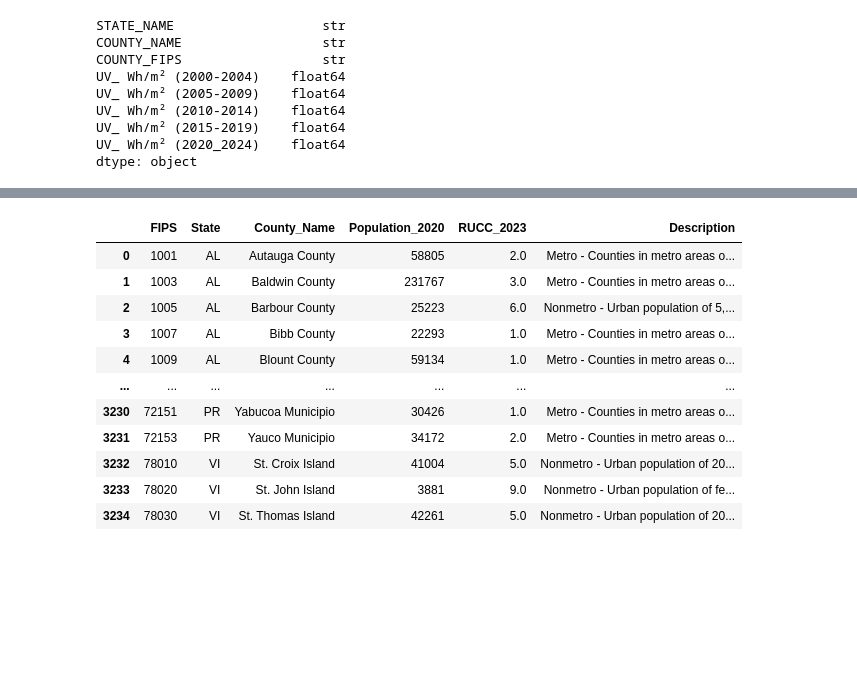
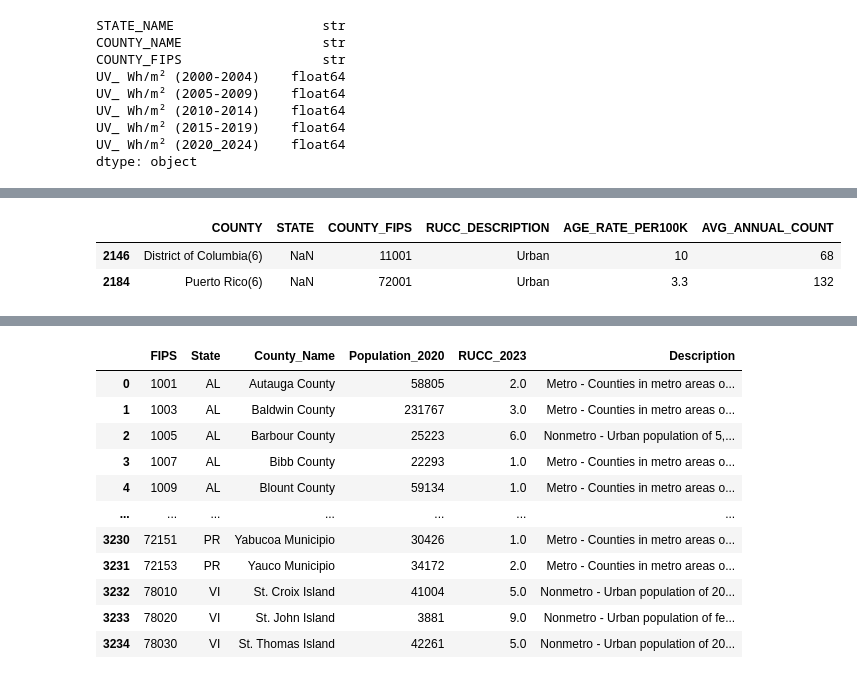
Before and after one commit to brytner/uv-exposure-melanoma-incidence-analysis, a Jupyter notebook: notebook/uv-exposure-melanoma-incidence-analysis.ipynb, the cells around one changed output, grey strips where cells are left out. Drawn from its saved outputs; the diff is of its cells as text; code cells hidden in the pictures; blank space fills up the shorter version.

```diff
--- a/notebook/uv-exposure-melanoma-incidence-analysis.ipynb
+++ b/notebook/uv-exposure-melanoma-incidence-analysis.ipynb
@@ -97 +136,7 @@ RECENT_TREND                                            0.0
 dtype: float64
+# %%
+melanoma_incidence[melanoma_incidence['STATE'].isna()]
+# %% [output]
+|  | COUNTY | STATE | COUNTY_FIPS | RUCC_DESCRIPTION | AGE_RATE_PER100K | AVG_ANNUAL_COUNT |
+| 2146 | District of Columbia(6) | NaN | 11001 | Urban | 10 | 68 |
+| 2184 | Puerto Rico(6) | NaN | 72001 | Urban | 3.3 | 132 |
```
Also changed, not shown: parts of 21 cells of this notebook.
